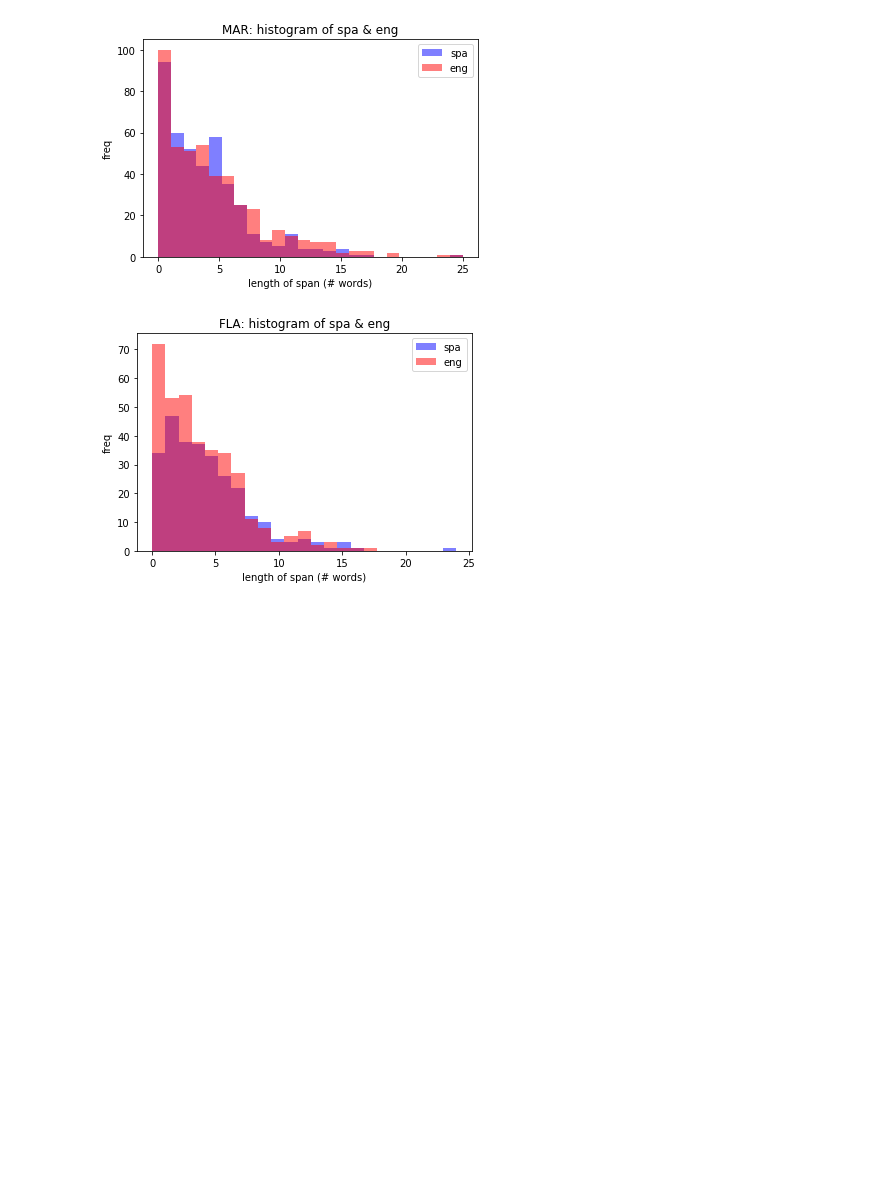
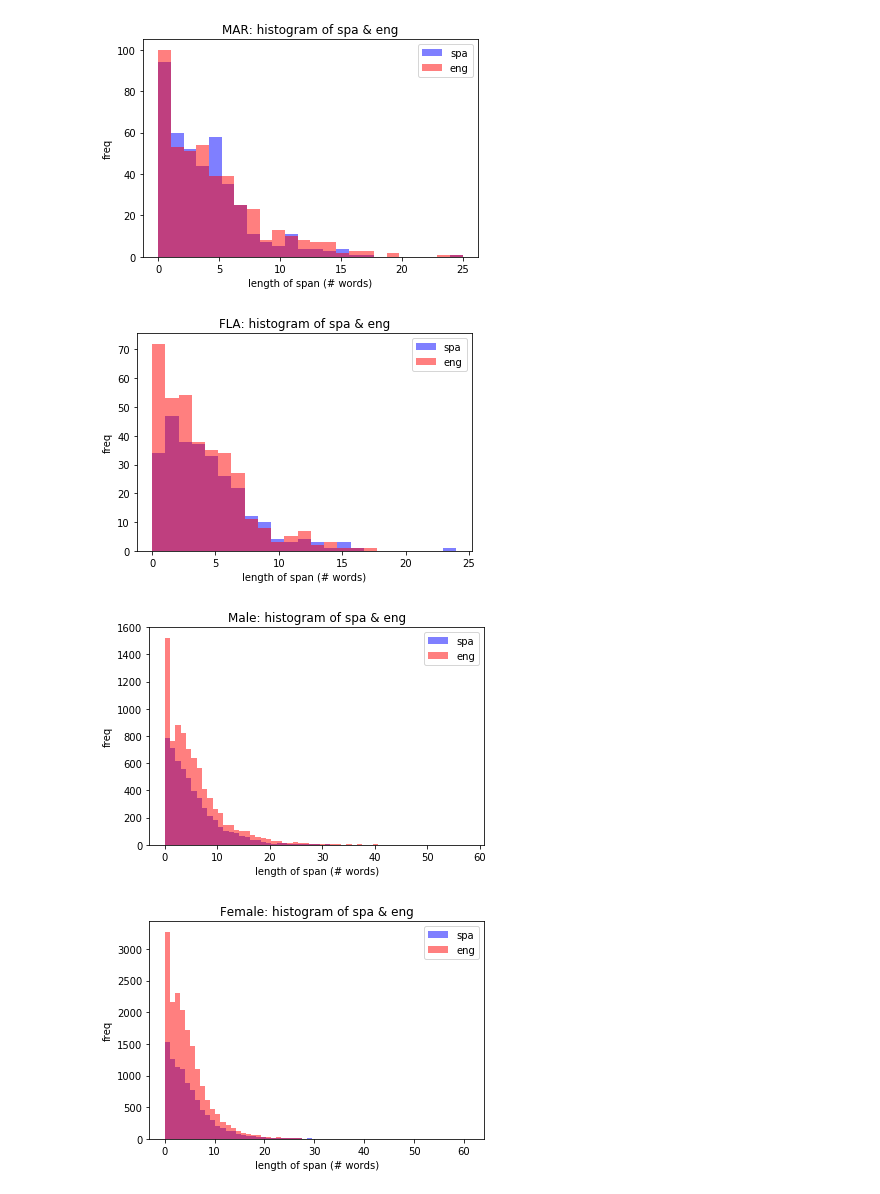
Before and after one commit to emilyahn/codemix, a Jupyter notebook: src/compare_span_plots.ipynb, the cells around one changed output. Saved outputs shown, nothing was run; the diff lists cells and outputs as text; code cells hidden in the pictures; blank space fills up the shorter version.

Commit message:
can compare span lengths across gender

```diff
--- a/src/compare_span_plots.ipynb
+++ b/src/compare_span_plots.ipynb
@@ -21,2 +21,7 @@ plot_one_spkr(spkr, all_data[spkr_info[spkr][0]][spkr]['turns'])
 # %% [output]
 [figure]
+# %%
+plot_genders(all_data, spkr_info)
+# %% [output]
+[figure, added]
+[figure, added]
```
Also changed, not shown: parts of 3 cells of this notebook, 1 other file.
